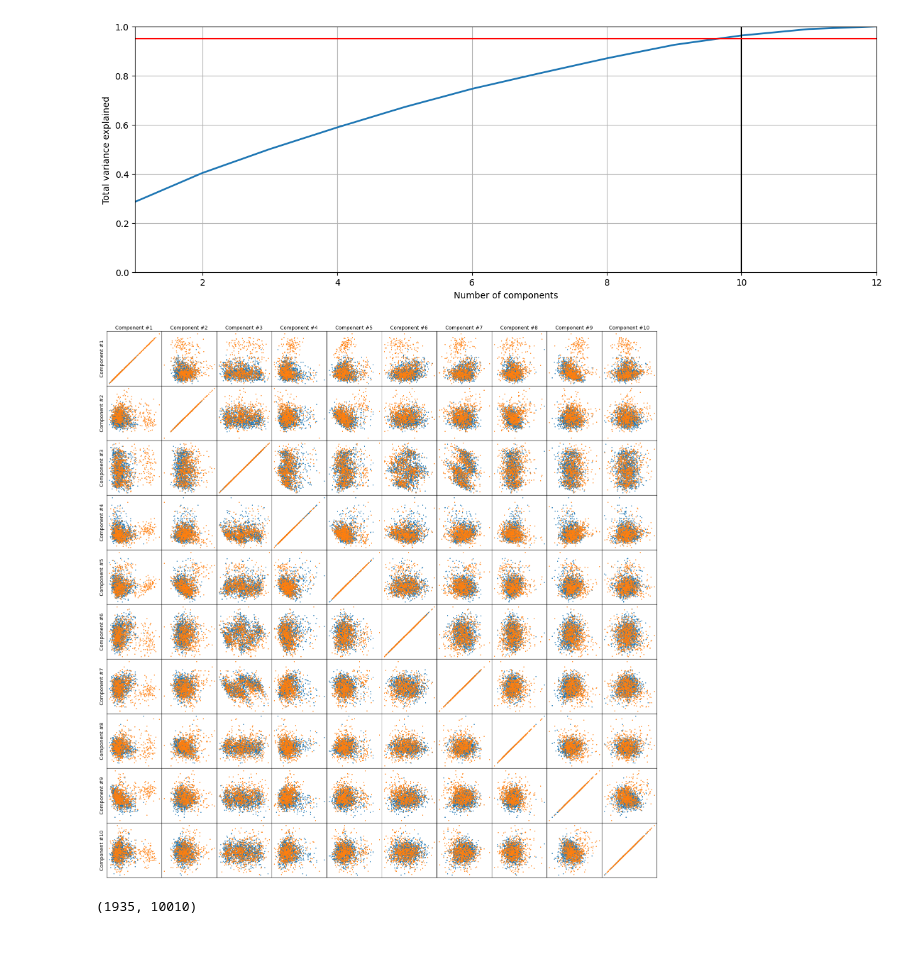
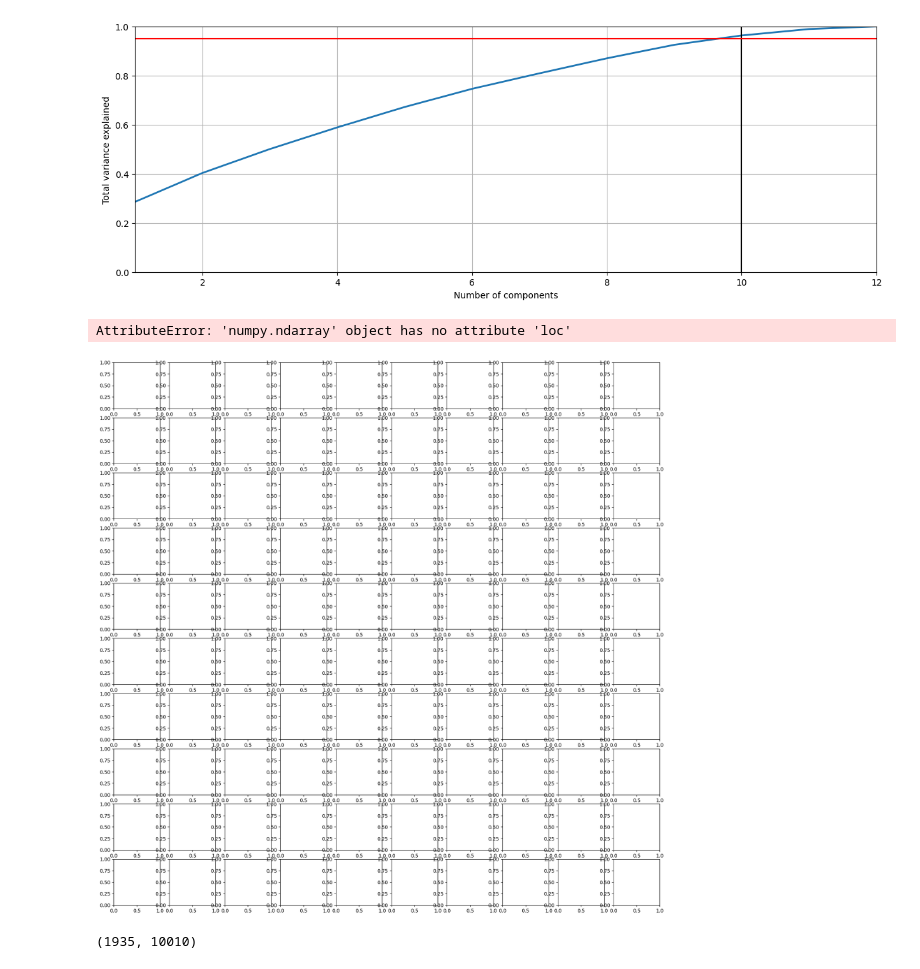
Before and after one commit to AndersBennedsgaard/Spotify-recommendation-project, a Jupyter notebook: analysis/favorites_analysis.ipynb, the cells around one changed output. Cells and saved outputs as stored; diff of their text form; code cells hidden in the pictures.

```diff
--- a/analysis/favorites_analysis.ipynb
+++ b/analysis/favorites_analysis.ipynb
@@ -207,26 +246,31 @@ Number of components for 95% variance: 10
 # %%
 # Fit your dataset to the optimal pca
 pca = decomposition.PCA(n_components=n_components)
 X_train_pca = pca.fit_transform(X_scaled)
 
-fig, axes = plt.subplots(n_components, n_components, figsize=(n_components*2, n_components*2))
-for i in range(n_components):
-    for j in range(n_components):
-        ax = axes[j, i]
-        ax.scatter(X_train_pca[y_train == 1][:, i], X_train_pca[y_train == 1][:, j], c='tab:blue', s=1)
-        ax.scatter(X_train_pca[y_train == 0][:, i], X_train_pca[y_train == 0][:, j], c='tab:orange', s=1)
-        ax.set_xticks([])
-        ax.set_xticklabels([])
-        ax.set_yticks([])
-        ax.set_yticklabels([])
-        if i == 0:
-            ax.set_ylabel(f"Component #{j + 1}")
-        if j == 0:
-            ax.set_xlabel(f"Component #{i + 1}")
-            ax.xaxis.set_label_position('top')
-plt.subplots_adjust(wspace=0, hspace=0)
+column_names = [f"Component #{i + 1}" for i in range(n_components)]
+
+plot_features(column_names, X_train_pca)
+
+# fig, axes = plt.subplots(n_components, n_components, figsize=(n_components*2, n_components*2))
+# for i in range(n_components):
+#     for j in range(n_components):
+#         ax = axes[j, i]
+#         ax.scatter(X_train_pca[y_train == 1][:, i], X_train_pca[y_train == 1][:, j], c='tab:blue', s=1)
+#         ax.scatter(X_train_pca[y_train == 0][:, i], X_train_pca[y_train == 0][:, j], c='tab:orange', s=1)
+#         ax.set_xticks([])
+#         ax.set_xticklabels([])
+#         ax.set_yticks([])
+#         ax.set_yticklabels([])
+#         if i == 0:
+#             ax.set_ylabel(f"Component #{j + 1}")
+#         if j == 0:
+#             ax.set_xlabel(f"Component #{i + 1}")
+#             ax.xaxis.set_label_position('top')
+# plt.subplots_adjust(wspace=0, hspace=0)
 # %% [output]
+AttributeError: 'numpy.ndarray' object has no attribute 'loc'
-[figure, old version]
+[figure, new version]
 # %%
 v = TfidfVectorizer(sublinear_tf=True, ngram_range=(1, 6), max_features=10000)
 X_names_sparse = v.fit_transform(track_names)
```
Also changed, not shown: parts of 4 cells of this notebook, 3 other files.
